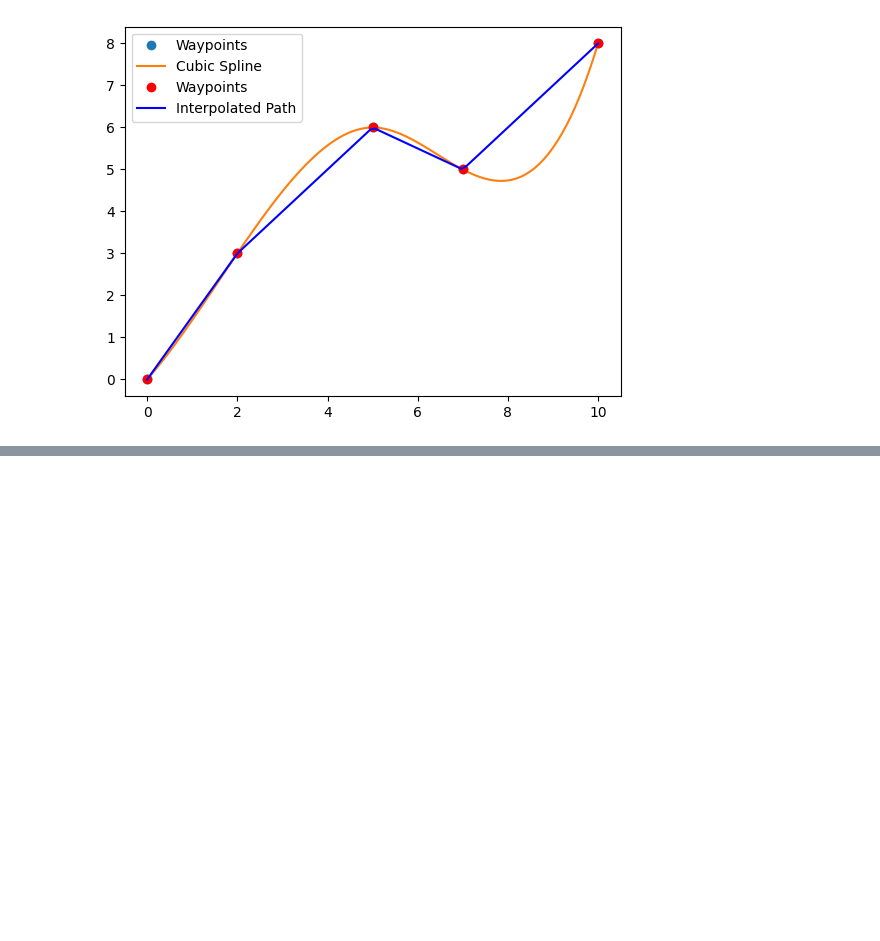
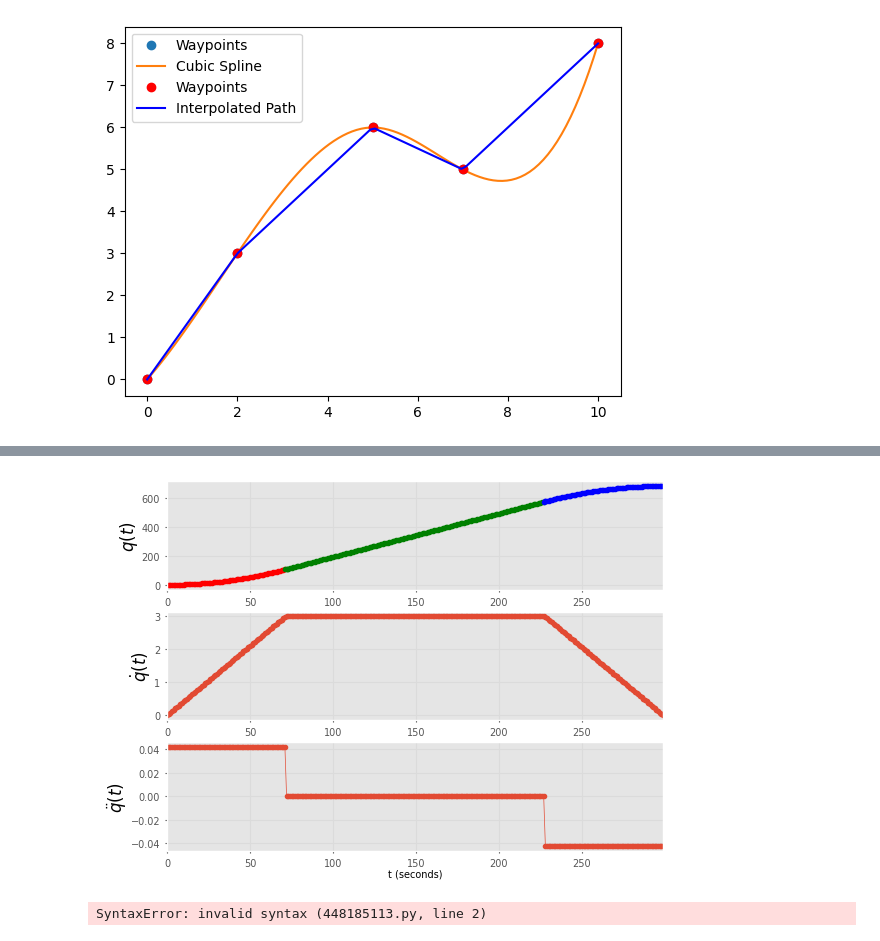
Before and after one commit to AnandKumar-Patidar/Path-and-Trajectory-Planning, a Jupyter notebook: trajectory.ipynb, the cells around one changed output, grey strips where cells are left out. Cells and saved outputs as stored; diff of their text form; code cells hidden in the pictures; blank space fills up the shorter version.

```diff
--- a/trajectory.ipynb
+++ b/trajectory.ipynb
@@ -752,0 +833,11 @@ plt.show()
+# %%
+trapezoidal_profile.istime=True
+# %%
+trapezoidal_profile.plot()
+# %% [output]
+[figure, added]
+# %%
+timestep = 0.1
+theta = [i for i in range(len(y_range)): np.arctan(y_range[i]/x_range[i])]
+# %% [output]
+SyntaxError: invalid syntax (448185113.py, line 2)
```
Also changed, not shown: parts of 18 cells of this notebook.
